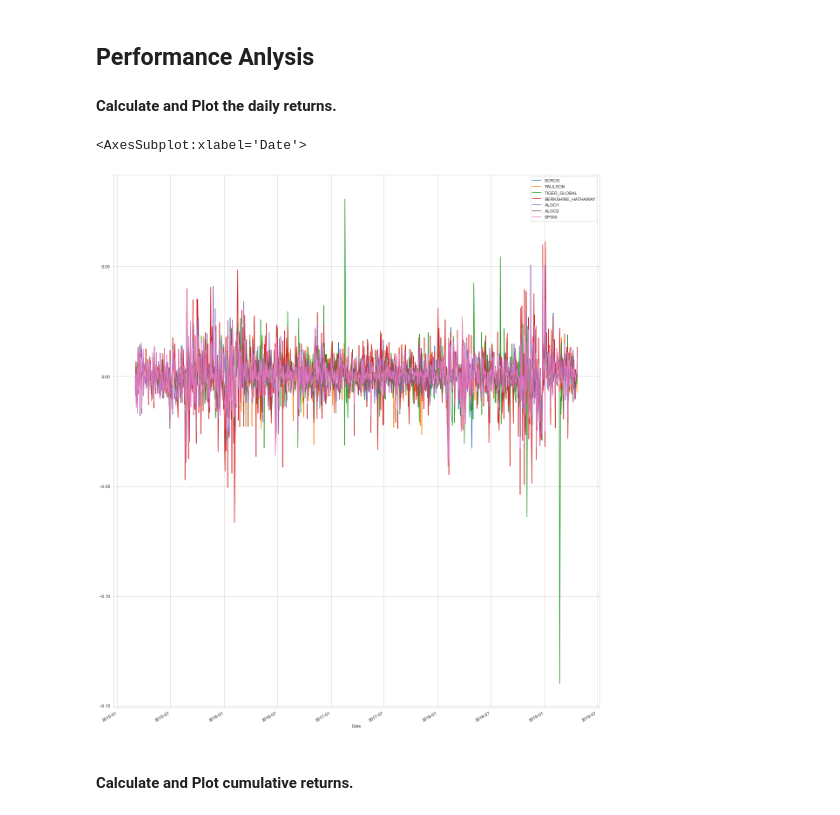
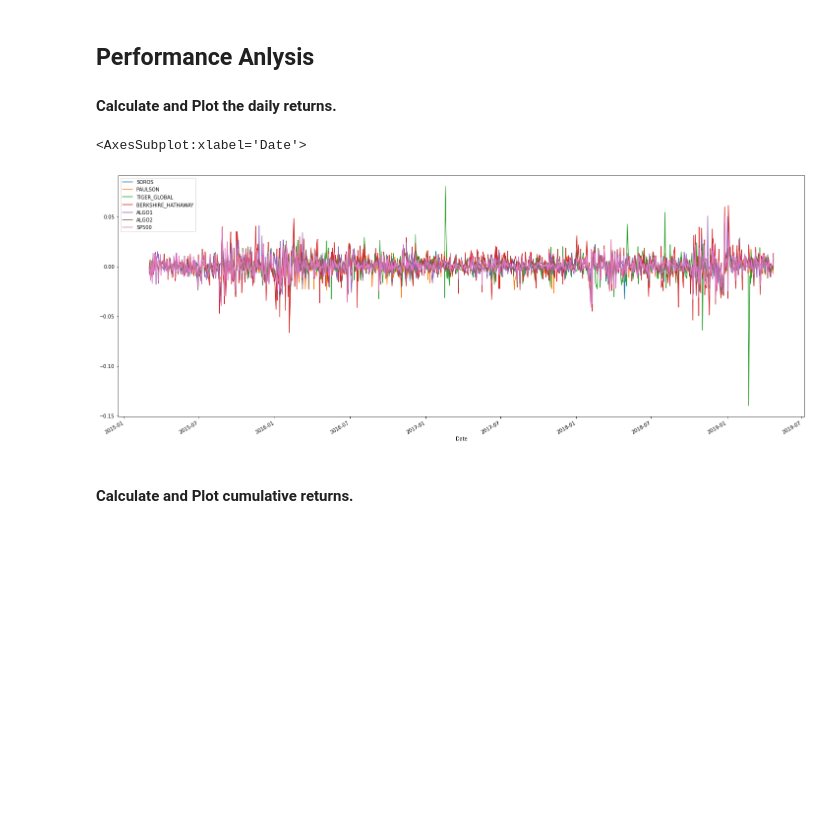
Before and after one commit to PanicAtTheDisco88/python-homework, a Jupyter notebook: WhalesAnalysis/whale_analysis.ipynb, the cells around one changed output. Saved outputs shown, nothing was run; the diff lists cells and outputs as text; code cells hidden in the pictures; blank space fills up the shorter version.

```diff
--- a/WhalesAnalysis/whale_analysis.ipynb
+++ b/WhalesAnalysis/whale_analysis.ipynb
@@ -236,9 +235,9 @@ In this section, you will calculate and visualize performance and risk metrics f
 #### Calculate and Plot the daily returns.
 # %%
 # Plot daily returns of all portfolios
-all_returns_df.plot(figsize = (20,25))
+all_returns_df.plot(figsize = (25,10))
 # %% [output]
 <AxesSubplot:xlabel='Date'>
-[figure, old version]
+[figure, new version]
 # %% [markdown]
 #### Calculate and Plot cumulative returns.
```
Also changed, not shown: parts of 19 cells of this notebook.
